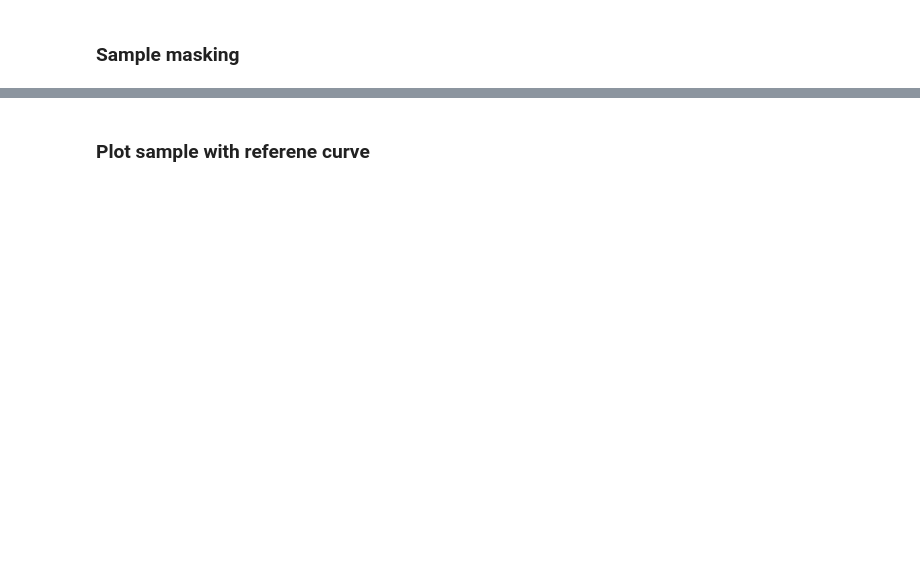
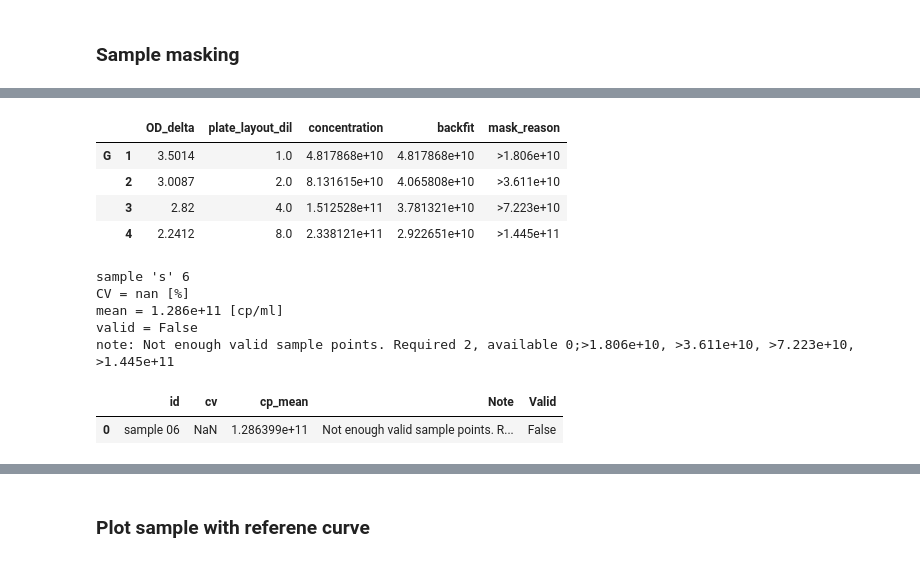
Before and after one commit to igicerovsky/elisa-report, a Jupyter notebook: report_steps.ipynb, the cells around one changed output, grey strips where cells are left out. Drawn from its saved outputs; the diff is of its cells as text; code cells hidden in the pictures; blank space fills up the shorter version.

```diff
--- a/report_steps.ipynb
+++ b/report_steps.ipynb
@@ -584,34 +906,47 @@ def sample_check(samples, stype, sample_num, cv_thresh=CV_THRESHOLD,
     return {'sample':smp, 'cv':s[1], 'mean':s[2], 'note':note, 'type':stype, 'num':sample_num, 'valid':valid}
 
 
 def print_sample(number, stype, sample, cv, mean):
     display(sample[['OD_delta', 'plate_layout_dil', 'concentration', 'backfit', 'mask_reason']])
     print("{1} '{2}' {0}".format(number, SAMPLE_TYPES[stype], stype))
     print("CV = {:2.3} [%]".format(100 * cv))
     print("mean = {:.4} [cp/ml]".format(mean))
 
 
 def print_sample_dc(sample_dict):
     display(sample_dict['sample'][['OD_delta', 'plate_layout_dil', 'concentration', 'backfit', 'mask_reason']])
     print("{1} '{2}' {0}".format(sample_dict['num'], SAMPLE_TYPES[sample_dict['type']], sample_dict['type']))
     print("CV = {:2.3} [%]".format(100 * sample_dict['cv']))
     print("mean = {:.4} [cp/ml]".format(sample_dict['mean']))
     print("valid = {}".format(sample_dict['valid']))
     print("note: {}".format(sample_dict['note']))
 
 sc = sample_check(samplesk, 'k', 1)
 sample_results = pd.DataFrame(columns=['id', 'cv', 'cp_mean', 'Note', 'Valid'])
-for i in [1]:#sample_nums: [5, 6, 9]
+for i in [6]:#sample_nums: [5, 6, 9]
     stype = 's'
     # s = process_sample(samplesk, 's', i)
     # print_sample(i, 's', *s)
     sc = sample_check(samplesk, 's', i)
     print_sample_dc(sc)
     sample_results.loc[len(sample_results)] = ['sample {:02d}'.format(i),
                                                sc['cv'], sc['mean'], sc['note'], sc['valid']]
     if i == 3: break;
 
 display(sample_results)
+# %% [output]
+|  |  | OD_delta | plate_layout_dil | concentration | backfit | mask_reason |
+| G | 1 | 3.5014 | 1.0 | 4.817868e+10 | 4.817868e+10 | >1.806e+10 |
+|  | 2 | 3.0087 | 2.0 | 8.131615e+10 | 4.065808e+10 | >3.611e+10 |
+|  | 3 | 2.82 | 4.0 | 1.512528e+11 | 3.781321e+10 | >7.223e+10 |
+|  | 4 | 2.2412 | 8.0 | 2.338121e+11 | 2.922651e+10 | >1.445e+11 |
+sample 's' 6
+CV = nan [%]
+mean = 1.286e+11 [cp/ml]
+valid = False
+note: Not enough valid sample points. Required 2, available 0;>1.806e+10, >3.611e+10, >7.223e+10, >1.445e+11
+|  | id | cv | cp_mean | Note | Valid |
+| 0 | sample 06 | NaN | 1.286399e+11 | Not enough valid sample points. R... | False |
 # %%
 sample_results = pd.DataFrame(columns=['id', 'CV [%]', 'Reader Data [cp/ml]', 'Note', 'Valid'])
 knum = 1
```
Also changed, not shown: parts of 33 cells of this notebook.
